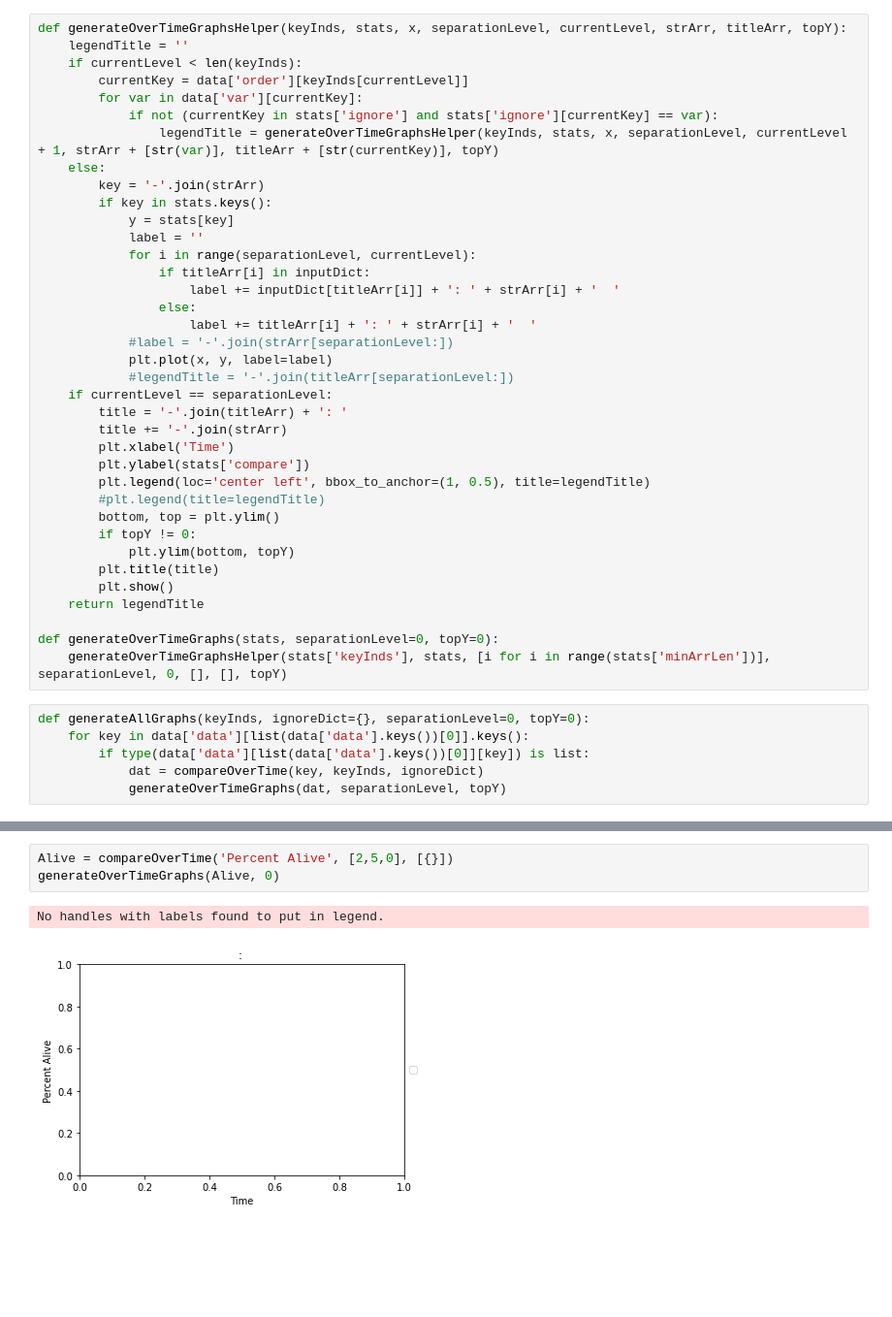
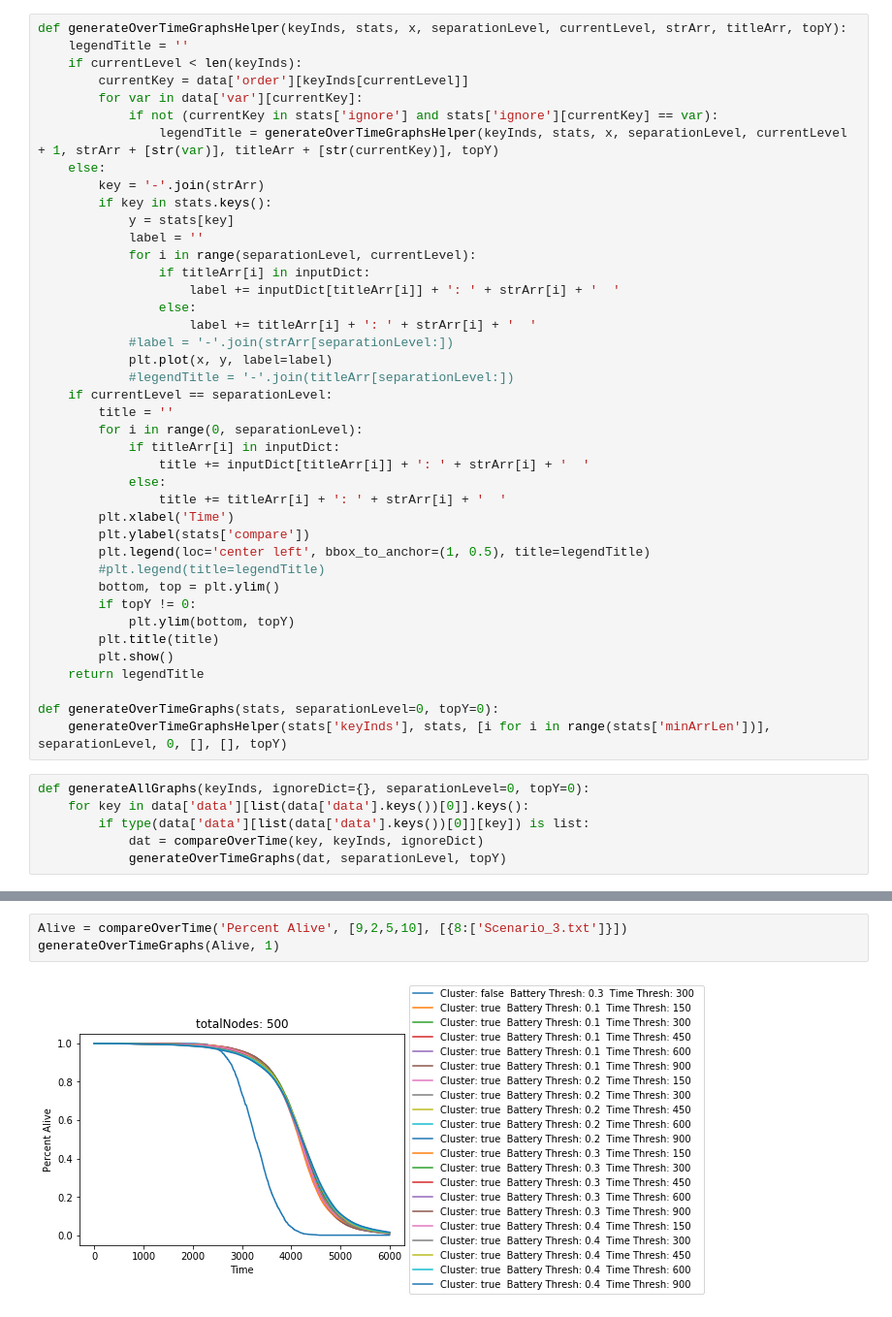
Before and after one commit to ptrick9/CPS_Simulator, a Jupyter notebook: statistics/MultiScenario.ipynb, the cells around one changed output, grey strips where cells are left out. Shown at 97% size. Cells and saved outputs as stored; diff of their text form; blank space fills up the shorter version.

```diff
--- a/statistics/MultiScenario.ipynb
+++ b/statistics/MultiScenario.ipynb
@@ -104,8 +106,12 @@ def generateOverTimeGraphsHelper(keyInds, stats, x, separationLevel, currentLeve
             plt.plot(x, y, label=label)
             #legendTitle = '-'.join(titleArr[separationLevel:])
     if currentLevel == separationLevel:
-        title = '-'.join(titleArr) + ': '
-        title += '-'.join(strArr)
+        title = ''
+        for i in range(0, separationLevel):
+            if titleArr[i] in inputDict:
+                title += inputDict[titleArr[i]] + ': ' + strArr[i] + '  '
+            else:
+                title += titleArr[i] + ': ' + strArr[i] + '  '
         plt.xlabel('Time')
         plt.ylabel(stats['compare'])
         plt.legend(loc='center left', bbox_to_anchor=(1, 0.5), title=legendTitle)
@@ -128,6 +142,5 @@ def generateAllGraphs(keyInds, ignoreDict={}, separationLevel=0, topY=0):
 # %%
-Alive = compareOverTime('Percent Alive', [2,5,0], [{}])
-generateOverTimeGraphs(Alive, 0)
+Alive = compareOverTime('Percent Alive', [9,2,5,10], [{8:['Scenario_3.txt']}])
+generateOverTimeGraphs(Alive, 1)
 # %% [output]
-No handles with labels found to put in legend.
-[figure, old version]
+[figure, new version]
```
Also changed, not shown: parts of 11 cells of this notebook, 16 other files.
